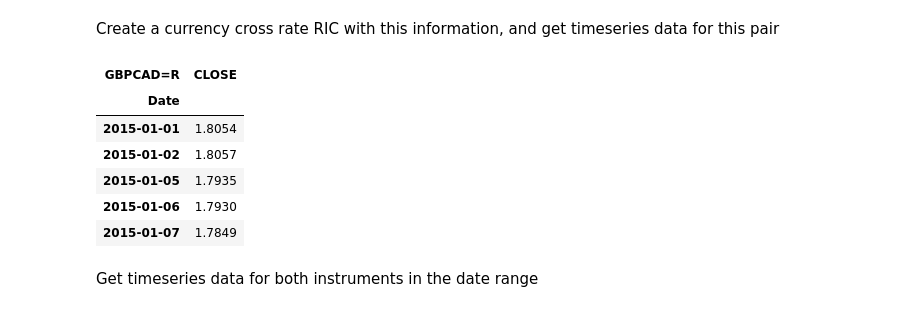
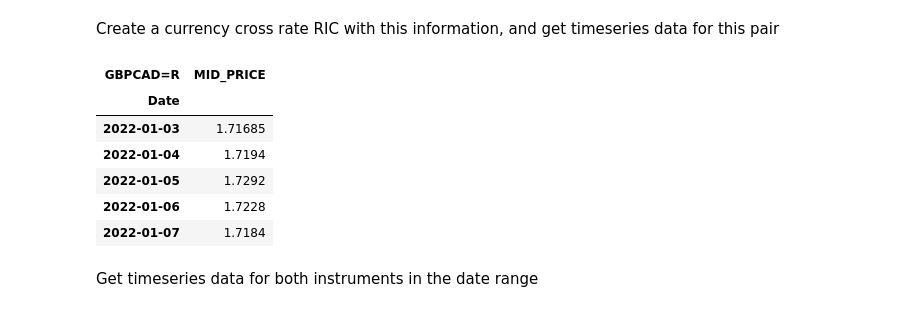
Before and after one commit to LSEG-API-Samples/Article.EikonAPI.Python.CompareForeignPerformance, a Jupyter notebook: CompareForeignPerformance.ipynb, the cells around one changed output. Cells and saved outputs as stored; diff of their text form; code cells hidden in the pictures.

```diff
--- a/CompareForeignPerformance.ipynb
+++ b/CompareForeignPerformance.ipynb
@@ -18,12 +20,12 @@ Define variables
 instr1 = 'TD.TO';
 instr2 = 'BARC.L'
 # the date range for comparison
-start_date = '2015-01-01'
-end_date = '2017-01-01'
+start_date = '2022-01-01'
+end_date = '2025-05-01'
 # %% [markdown]
 Get the primary currency in which these instruments trade
 # %%
-data,err = ek.get_data([instr1, instr2], "TR.CompanyMarketCap.Currency")
+data = ld.get_data([instr1, instr2], "TR.CompanyMarketCap.Currency")
 # display the trading currencies
 data.head()
 # %% [output]
@@ -35,16 +37,16 @@ Create a currency cross rate RIC with this information, and get timeseries data
 # %%
 # cross rate ric = curr1curr2=R. It is a calculated metric
 crossRIC = data['Currency'][1] + data['Currency'][0] + '=R'
-curr = ek.get_timeseries([crossRIC], fields='CLOSE', start_date=start_date, end_date=end_date)
+curr = ld.get_history([crossRIC], fields='MID_PRICE', interval='1D', start=start_date, end=end_date)
 curr.head()
 # %% [output]
-| GBPCAD=R | CLOSE |
+| GBPCAD=R | MID_PRICE |
 | Date |  |
-| 2015-01-01 | 1.8054 |
-| 2015-01-02 | 1.8057 |
-| 2015-01-05 | 1.7935 |
-| 2015-01-06 | 1.7930 |
-| 2015-01-07 | 1.7849 |
+| 2022-01-03 | 1.71685 |
+| 2022-01-04 | 1.7194 |
+| 2022-01-05 | 1.7292 |
+| 2022-01-06 | 1.7228 |
+| 2022-01-07 | 1.7184 |
 # %% [markdown]
 Get timeseries data for both instruments in the date range
 # %%
```
Also changed, not shown: parts of 9 cells of this notebook, 1 other file.
